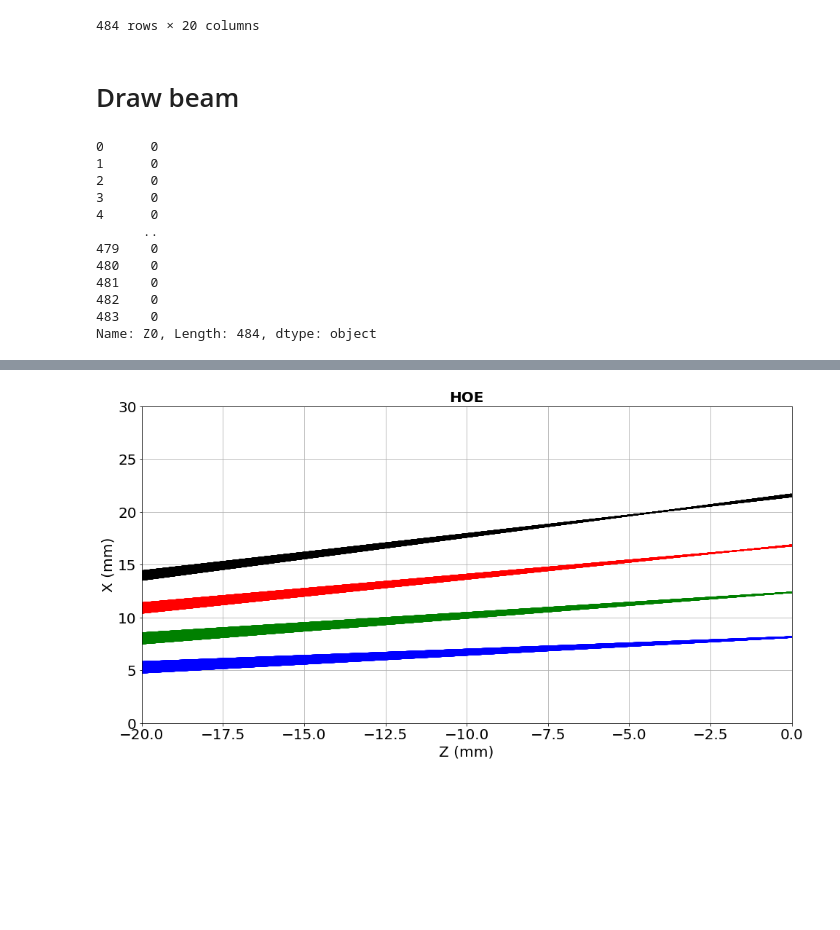
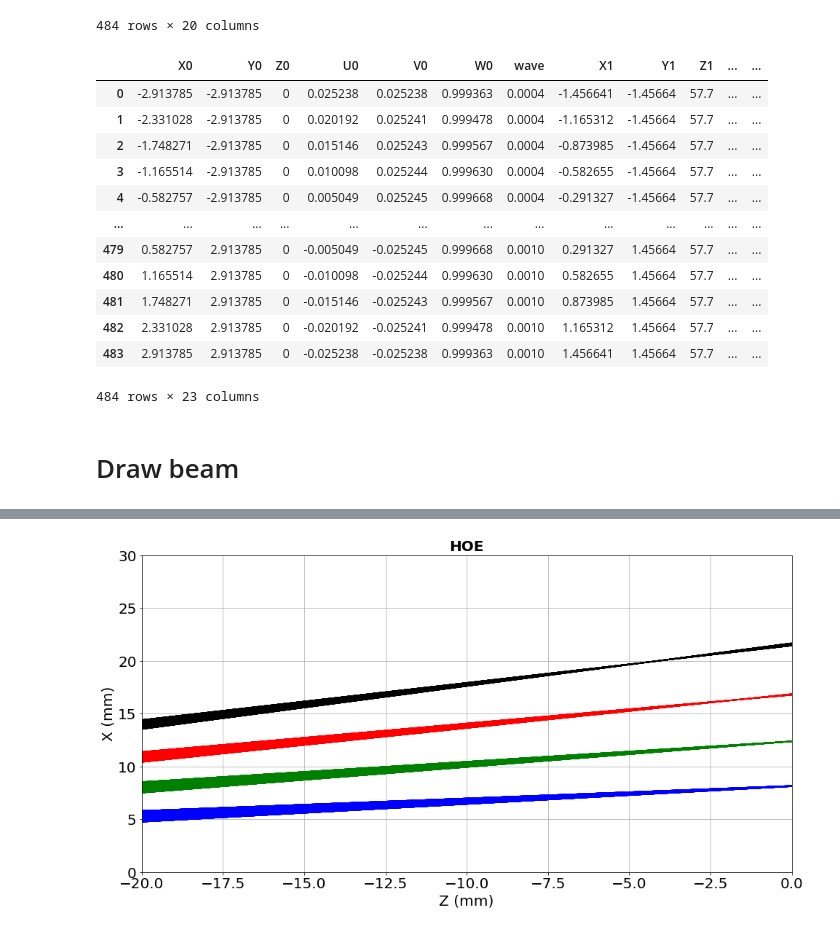
Before and after one commit to sylvielsstfr/OpticSimWthB4, a Jupyter notebook: DrawBeams/notebooks_draw/DrawBeams.ipynb, the cells around one changed output, grey strips where cells are left out. Drawn from its saved outputs; the diff is of its cells as text; code cells hidden in the pictures; blank space fills up the shorter version.

```diff
--- a/DrawBeams/notebooks_draw/DrawBeams.ipynb
+++ b/DrawBeams/notebooks_draw/DrawBeams.ipynb
@@ -194,22 +206,23 @@ df_R200
+# %%
+df_R350
+# %% [output]
+|  | X0 | Y0 | Z0 | U0 | V0 | W0 | wave | X1 | Y1 | Z1 | ... | ... |
+| 0 | -2.913785 | -2.913785 | 0 | 0.025238 | 0.025238 | 0.999363 | 0.0004 | -1.456641 | -1.45664 | 57.7 | ... | ... |
+| 1 | -2.331028 | -2.913785 | 0 | 0.020192 | 0.025241 | 0.999478 | 0.0004 | -1.165312 | -1.45664 | 57.7 | ... | ... |
+| 2 | -1.748271 | -2.913785 | 0 | 0.015146 | 0.025243 | 0.999567 | 0.0004 | -0.873985 | -1.45664 | 57.7 | ... | ... |
+| 3 | -1.165514 | -2.913785 | 0 | 0.010098 | 0.025244 | 0.999630 | 0.0004 | -0.582655 | -1.45664 | 57.7 | ... | ... |
+| 4 | -0.582757 | -2.913785 | 0 | 0.005049 | 0.025245 | 0.999668 | 0.0004 | -0.291327 | -1.45664 | 57.7 | ... | ... |
+| ... | ... | ... | ... | ... | ... | ... | ... | ... | ... | ... | ... | ... |
+| 479 | 0.582757 | 2.913785 | 0 | -0.005049 | -0.025245 | 0.999668 | 0.0010 | 0.291327 | 1.45664 | 57.7 | ... | ... |
+| 480 | 1.165514 | 2.913785 | 0 | -0.010098 | -0.025244 | 0.999630 | 0.0010 | 0.582655 | 1.45664 | 57.7 | ... | ... |
+| 481 | 1.748271 | 2.913785 | 0 | -0.015146 | -0.025243 | 0.999567 | 0.0010 | 0.873985 | 1.45664 | 57.7 | ... | ... |
+| 482 | 2.331028 | 2.913785 | 0 | -0.020192 | -0.025241 | 0.999478 | 0.0010 | 1.165312 | 1.45664 | 57.7 | ... | ... |
+| 483 | 2.913785 | 2.913785 | 0 | -0.025238 | -0.025238 | 0.999363 | 0.0010 | 1.456641 | 1.45664 | 57.7 | ... | ... |
+484 rows × 23 columns
 # %% [markdown]
 # Draw beam
 # %%
 ColorDict = {0.0004:"b",0.0006:"g",0.0008:"r",0.001:"k"}
-# %%
-df_R400['Z0']
-# %% [output]
-0      0
-1      0
-2      0
-3      0
-4      0
-      ..
-479    0
-480    0
-481    0
-482    0
-483    0
-Name: Z0, Length: 484, dtype: object
 # %%
 plt.figure(figsize=(16,8))
 for index, row in df_R400.iterrows():
```
Also changed, not shown: parts of 9 cells of this notebook, 2 other files.
